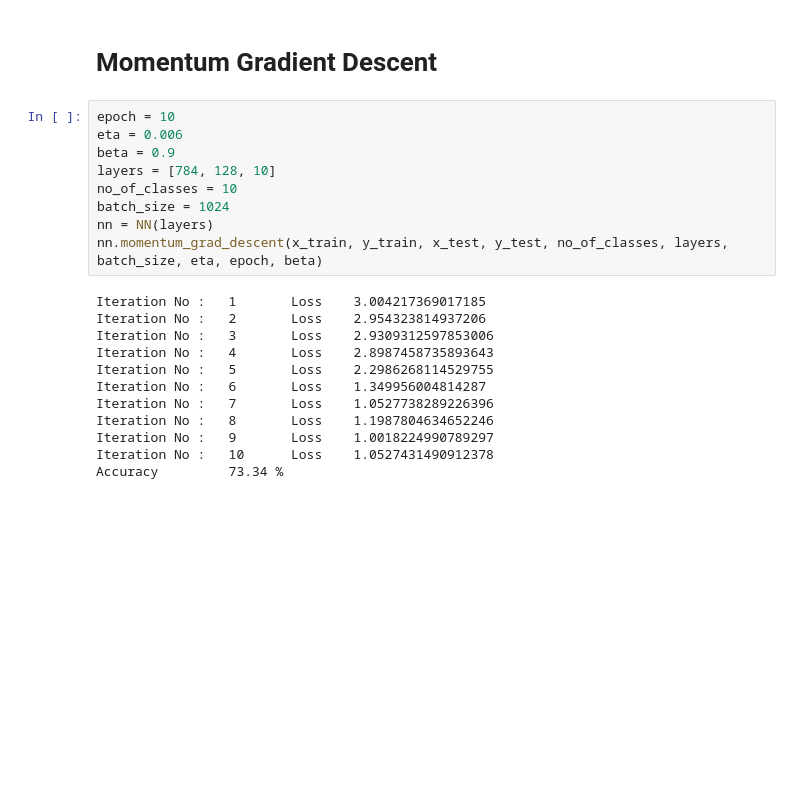
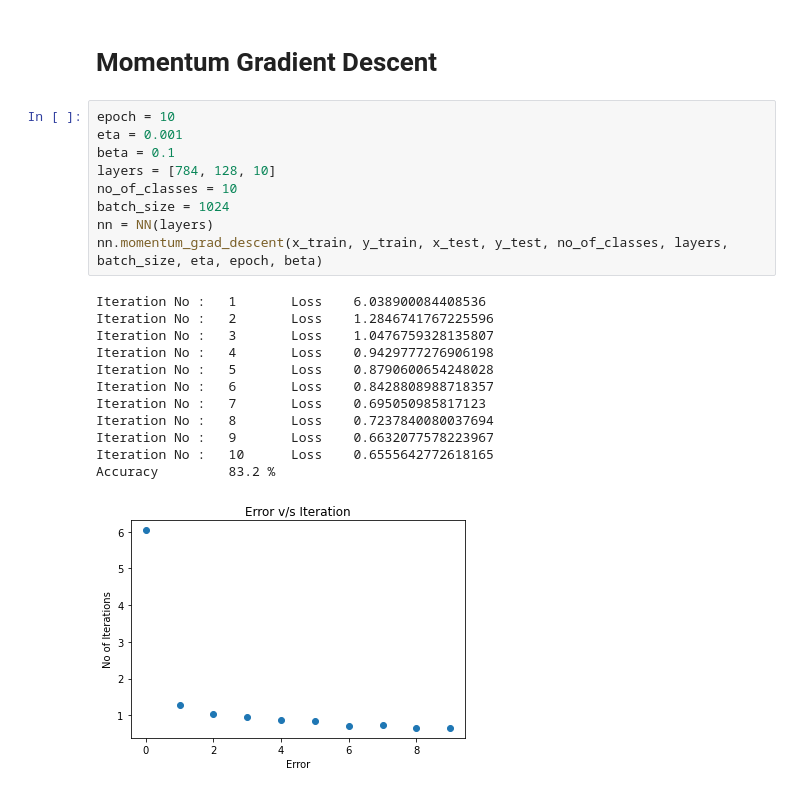
Before and after one commit to Faizmeraj25/deep_learning_assigment1, a Jupyter notebook: dl_q2.ipynb, the cells around one changed output. Saved outputs shown, nothing was run; the diff lists cells and outputs as text; blank space fills up the shorter version.

```diff
--- a/dl_q2.ipynb
+++ b/dl_q2.ipynb
@@ -314,22 +378,23 @@ Accuracy         9.969999999999999 %
 # Momentum Gradient Descent
 # %%
 epoch = 10
-eta = 0.006
-beta = 0.9
+eta = 0.001
+beta = 0.1
 layers = [784, 128, 10]
 no_of_classes = 10
 batch_size = 1024
 nn = NN(layers)
 nn.momentum_grad_descent(x_train, y_train, x_test, y_test, no_of_classes, layers, batch_size, eta, epoch, beta)
 # %% [output]
-Iteration No :   1       Loss    3.004217369017185
-Iteration No :   2       Loss    2.954323814937206
-Iteration No :   3       Loss    2.9309312597853006
-Iteration No :   4       Loss    2.8987458735893643
-Iteration No :   5       Loss    2.2986268114529755
-Iteration No :   6       Loss    1.349956004814287
-Iteration No :   7       Loss    1.0527738289226396
-Iteration No :   8       Loss    1.1987804634652246
-Iteration No :   9       Loss    1.0018224990789297
-Iteration No :   10      Loss    1.0527431490912378
-Accuracy         73.34 %
+Iteration No :   1       Loss    6.038900084408536
+Iteration No :   2       Loss    1.2846741767225596
+Iteration No :   3       Loss    1.0476759328135807
+Iteration No :   4       Loss    0.9429777276906198
+Iteration No :   5       Loss    0.8790600654248028
+Iteration No :   6       Loss    0.8428808988718357
+Iteration No :   7       Loss    0.695050985817123
+Iteration No :   8       Loss    0.7237840080037694
+Iteration No :   9       Loss    0.6632077578223967
+Iteration No :   10      Loss    0.6555642772618165
+Accuracy         83.2 %
+[figure, added]
```
Also changed, not shown: parts of 6 cells of this notebook.
